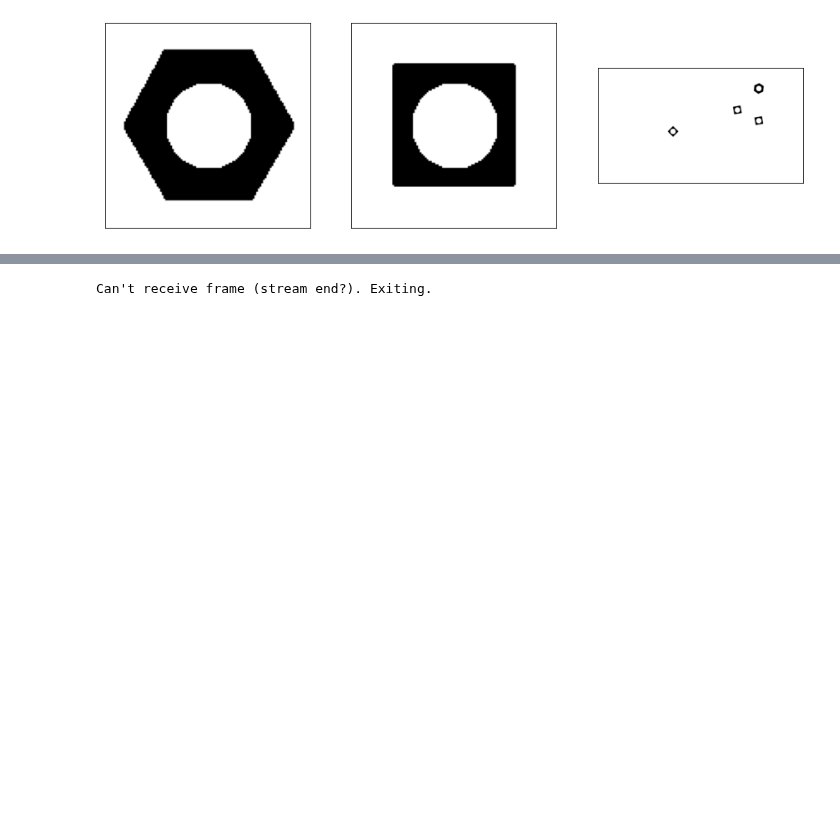
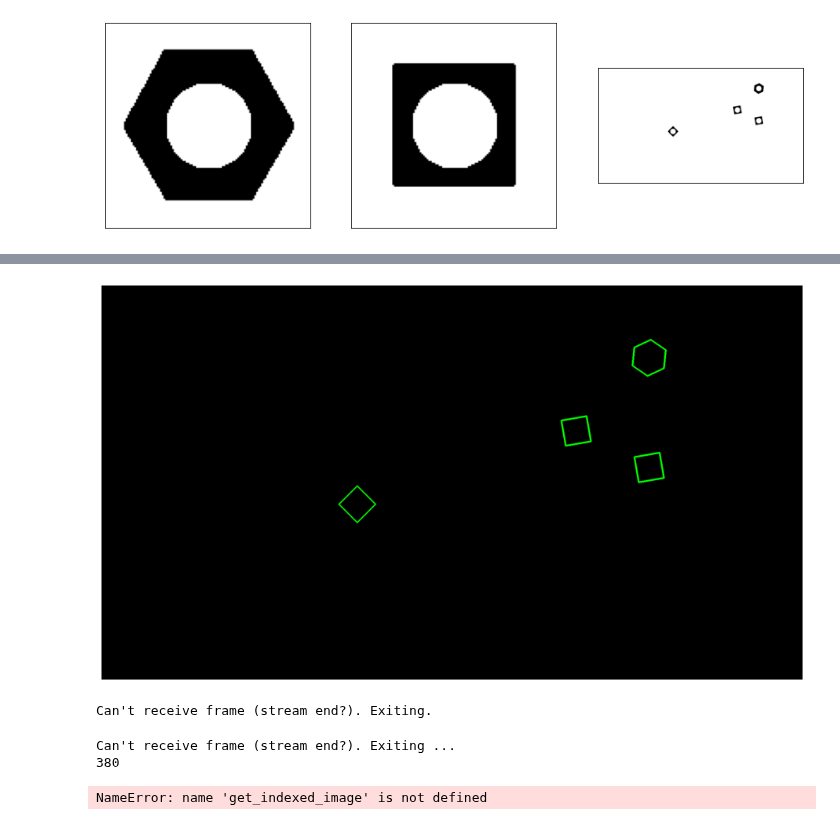
Before and after one commit to Gajaan08/FUNDAMENTALS-OF-IMAGE-PROCESSING, a Jupyter notebook: Assignment 3/A3.ipynb, the cells around one changed output, grey strips where cells are left out. Cells and saved outputs as stored; diff of their text form; code cells hidden in the pictures; blank space fills up the shorter version.

```diff
--- a/Assignment 3/A3.ipynb
+++ b/Assignment 3/A3.ipynb
@@ -251,3 +132,17 @@ for i in range(1, totalLabels):
+# %%
+contours1, hierarchy1 = cv.findContours(close1, cv.RETR_EXTERNAL, cv.CHAIN_APPROX_SIMPLE)
+contours2, hierarchy2 = cv.findContours(close2, cv.RETR_EXTERNAL, cv.CHAIN_APPROX_SIMPLE)
+contours3, hierarchy3 = cv.findContours(close3, cv.RETR_EXTERNAL, cv.CHAIN_APPROX_SIMPLE)
+
+contours_c = np.zeros((conveyor_f100_g.shape[0],conveyor_f100_g.shape[1],3), np.uint8)
+res = cv.drawContours(contours_c, contours3, -1, (0,255,0), 3).astype('uint8')
+
+plt.figure(figsize=(16, 20))
+plt.imshow(res)
+plt.axis('off')
+plt.show()
+# %% [output]
+[figure, added]
 # %%
 cv.namedWindow('Conveyor', cv.WINDOW_NORMAL)
 cap = cv.VideoCapture('conveyor.mp4')
@@ -273,0 +191,53 @@ Can't receive frame (stream end?). Exiting.
+# %%
+grayscale_frames =[] # stores grayscale frames
+cap = cv.VideoCapture('conveyor.mp4') # vedio location at root directory
+while cap.isOpened():
+    ret, frame = cap.read()
+    if not ret:
+        print("Can't receive frame (stream end?). Exiting ...")
+        break
+    gray=cv.cvtColor(frame,cv.COLOR_RGB2GRAY)
+    grayscale_frames.append(gray)
+    cv.imshow("Frame",frame)
+    if cv.waitKey(1) == ord('q'):
+        break
+
+cap.release()
+cv.destroyAllWindows()
+print(len(grayscale_frames))
+# %% [output]
+Can't receive frame (stream end?). Exiting ...
+380
+# %%
+video = []
+contours_list = []
+contours_plots = []
+for i,im in enumerate (grayscale_frames):
+    retval, labels, stats, centroids = get_indexed_image(im) # Call get_indexed_image and extract retval, labels, stats, centroids.
+    belt = ((labels >= 1)*255).astype('uint8')
+    contours,hierarchy = cv.findContours(belt, cv.RETR_EXTERNAL, cv.CHAIN_APPROX_SIMPLE) # Find contours of all nuts present in a given frame of the belt.
+    count = 0 # number of nuts in each frame
+    frame = [] # an array to append variables of cinnected components
+    for contour in contours:
+        metric = cv.matchShapes(contours_t[0], contour, cv.CONTOURS_MATCH_I1, 0.0)
+        if metric <= 0.5:
+            count += 1
+            M  = cv.moments(contour)
+            ca = M['m00']
+            cx, cy = int(M['m10']/M['m00']), int(M['m01']/M['m00'])
+            frame.append(np.array([cx, cy, ca, count])) # Coordinates of the centroid, Area and nut count
+    contours_list.append(contours)
+    video.append(frame)
+    im_contours_belt = np.zeros((belt.shape[0],belt.shape[1],3), np.uint8) #Initiate a 3-D array with zeros to draw contours.
+    cont = cv.drawContours(im_contours_belt, contours, -1, (0,255,0), 5).astype('uint8') # Draw each contour
+    contours_plots.append(cont)
+
+    cv.putText(cont,'Frame No:%i'%(i),(1000,200),cv.FONT_HERSHEY_SIMPLEX, 2,(0,255,0),2,cv.LINE_AA)
+    cv.imshow('contours',cont)
+    if cv.waitKey(1) == ord('q'):
+        break
+
+cap.release()
+cv.destroyAllWindows()
+# %% [output]
+NameError: name 'get_indexed_image' is not defined
```
Also changed, not shown: parts of 11 cells of this notebook, 1 other file.
